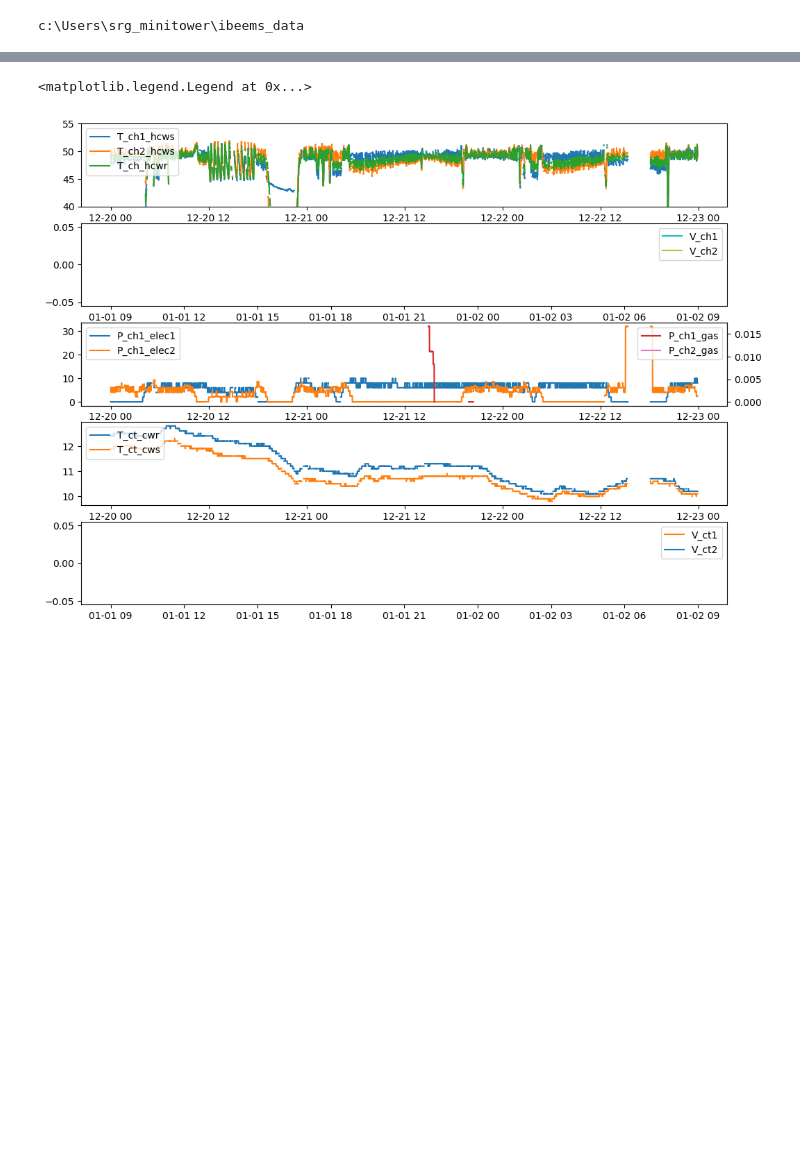
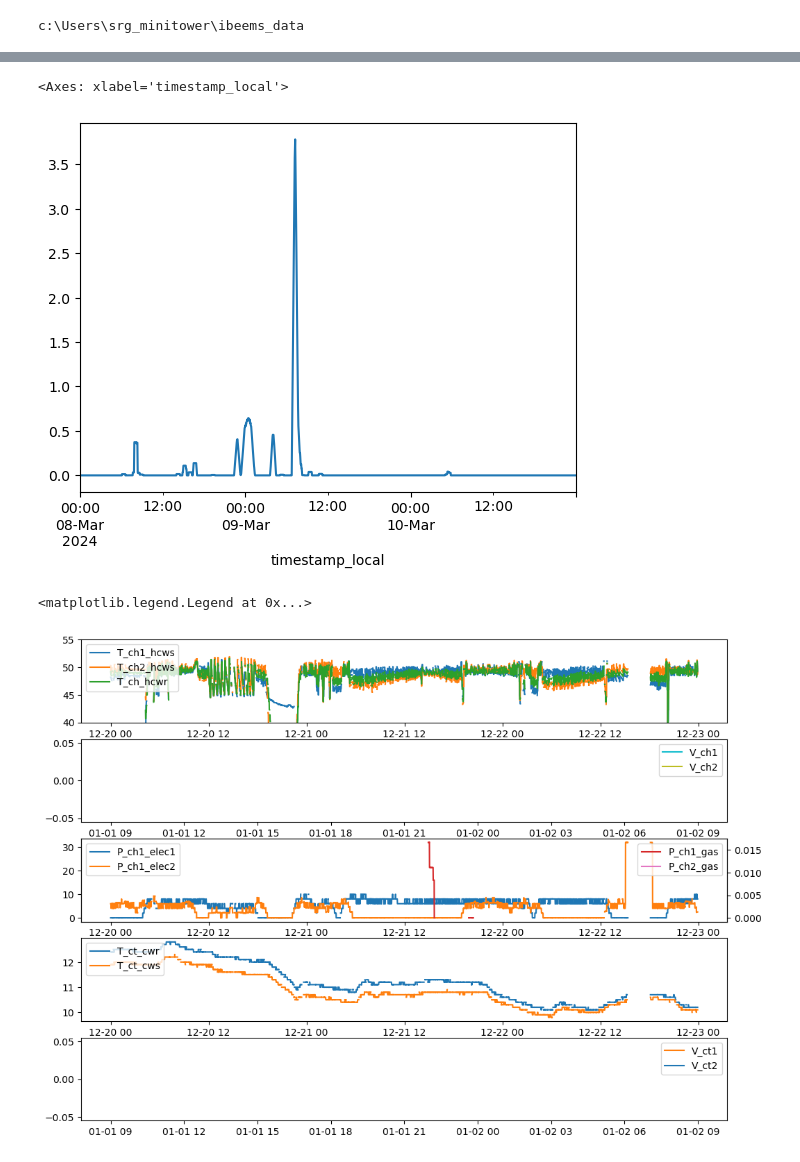
Before and after one commit to ecosang/ibeems_data, a Jupyter notebook: notebook/ibeems_hdc_data.ipynb, the cells around one changed output, grey strips where cells are left out. Saved outputs shown, nothing was run; the diff lists cells and outputs as text; code cells hidden in the pictures; blank space fills up the shorter version.

```diff
--- a/notebook/ibeems_hdc_data.ipynb
+++ b/notebook/ibeems_hdc_data.ipynb
@@ -211,3 +246,8 @@ No artists with labels found to put in legend.  Note that artists whose label st
+# %%
+df_temp[f'cum_ahu_hcw_{zone_id}'].plot()
+# %% [output]
+<Axes: xlabel='timestamp_local'>
+[figure, added]
 # %%
 
 fig,ax=plt.subplots(nrows=5,ncols=1,figsize=(12,9))
```
Also changed, not shown: parts of 20 cells of this notebook, 11 other files.
